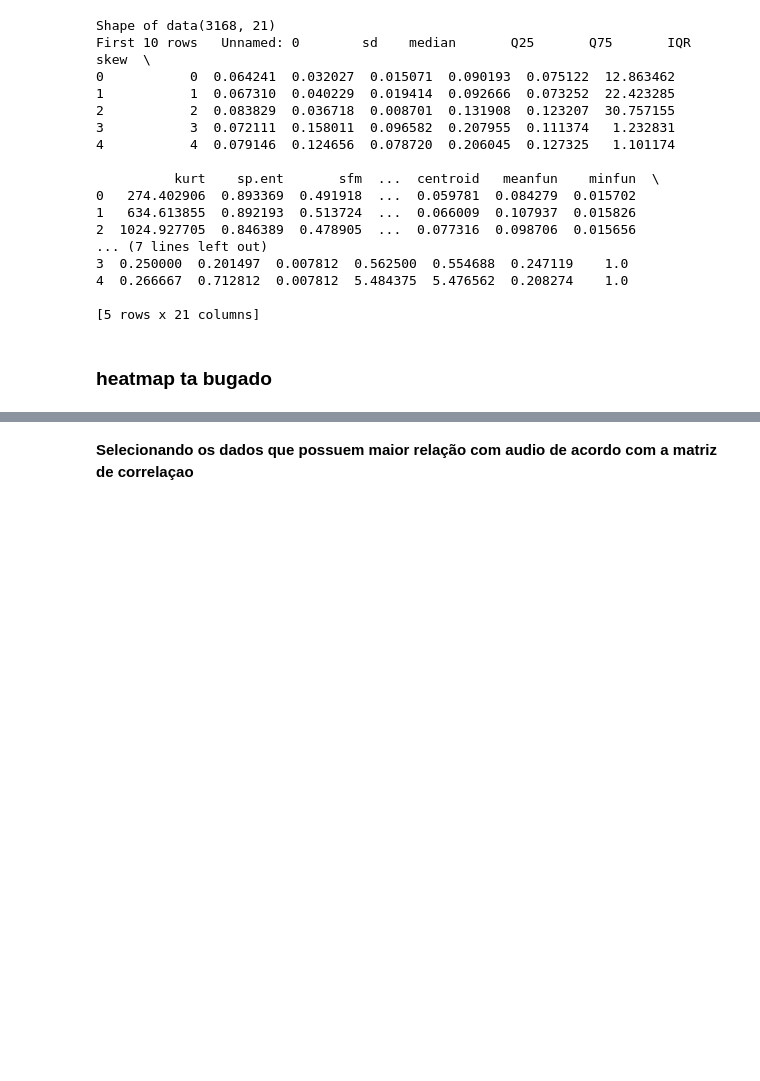
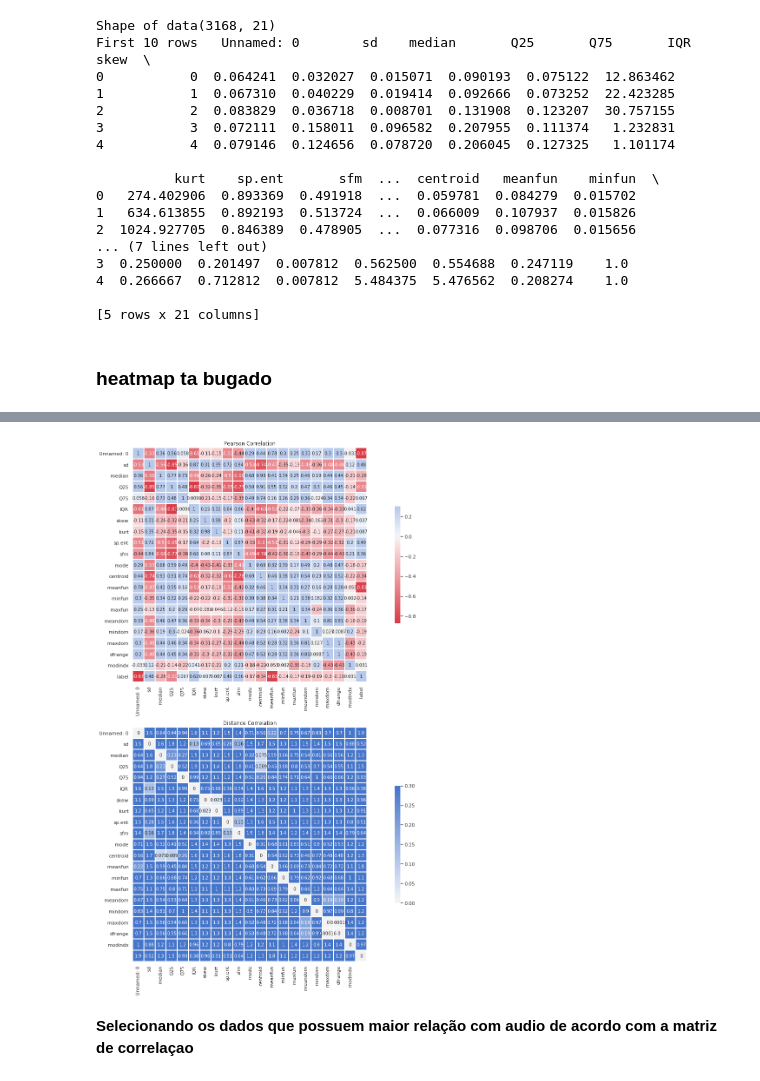
Before and after one commit to jimitogni/ia006, a Jupyter notebook: efc2/efc2_v2.ipynb, the cells around one changed output, grey strips where cells are left out. Cells and saved outputs as stored; diff of their text form; code cells hidden in the pictures; blank space fills up the shorter version.

```diff
--- a/efc2/efc2_v2.ipynb
+++ b/efc2/efc2_v2.ipynb
@@ -317,3 +329,40 @@ NameError: name 'data' is not defined
+# %%
+cols = df.columns
+fields = cols[:len(cols)-1].to_numpy()
+
+scaler2 = StandardScaler()
+df = pd.DataFrame(np.c_[scaler2.fit_transform(df[fields]), df["label"].to_numpy()], columns=cols)
+
+# Pearson
+corr = df.corr()
+
+# Distance Correlation
+ds = len(cols)
+dcorr = np.zeros((ds, ds))
+for i, field in enumerate(cols):
+    for k, field2 in enumerate(cols):
+        dcorr[i][k] = dcorrelation(df[field], df[field2])
+
+
+cmap = sns.diverging_palette(10, 255, as_cmap=True)
+
+plt.figure(figsize=(18, 18))
+plt.subplot(2, 1, 1)
+plt.title("Pearson Correlation")
+ax = sns.heatmap(corr, cmap=cmap, vmax=.3, center=0,
+            square=True, linewidths=1, annot=True, cbar_kws={"shrink": .5})
+ax.set_ylim(ds, 0)
+plt.subplot(2, 1, 2)
+plt.title("Distance Correlation")
+ax = sns.heatmap(dcorr, cmap=cmap, vmax=.3, center=0,
+            square=True, linewidths=1, annot=True, cbar_kws={"shrink": .5},
+            xticklabels=fields, yticklabels=fields
+)
+ax.set_ylim(ds, 0)
+plt.tight_layout()
+plt.show()
+# %% [output]
+[figure, added]
 # %% [markdown]
 **Selecionando os dados que possuem maior relação com audio de acordo com a matriz de correlaçao**
 # %%
```
Also changed, not shown: parts of 30 cells of this notebook, 4 other files.
